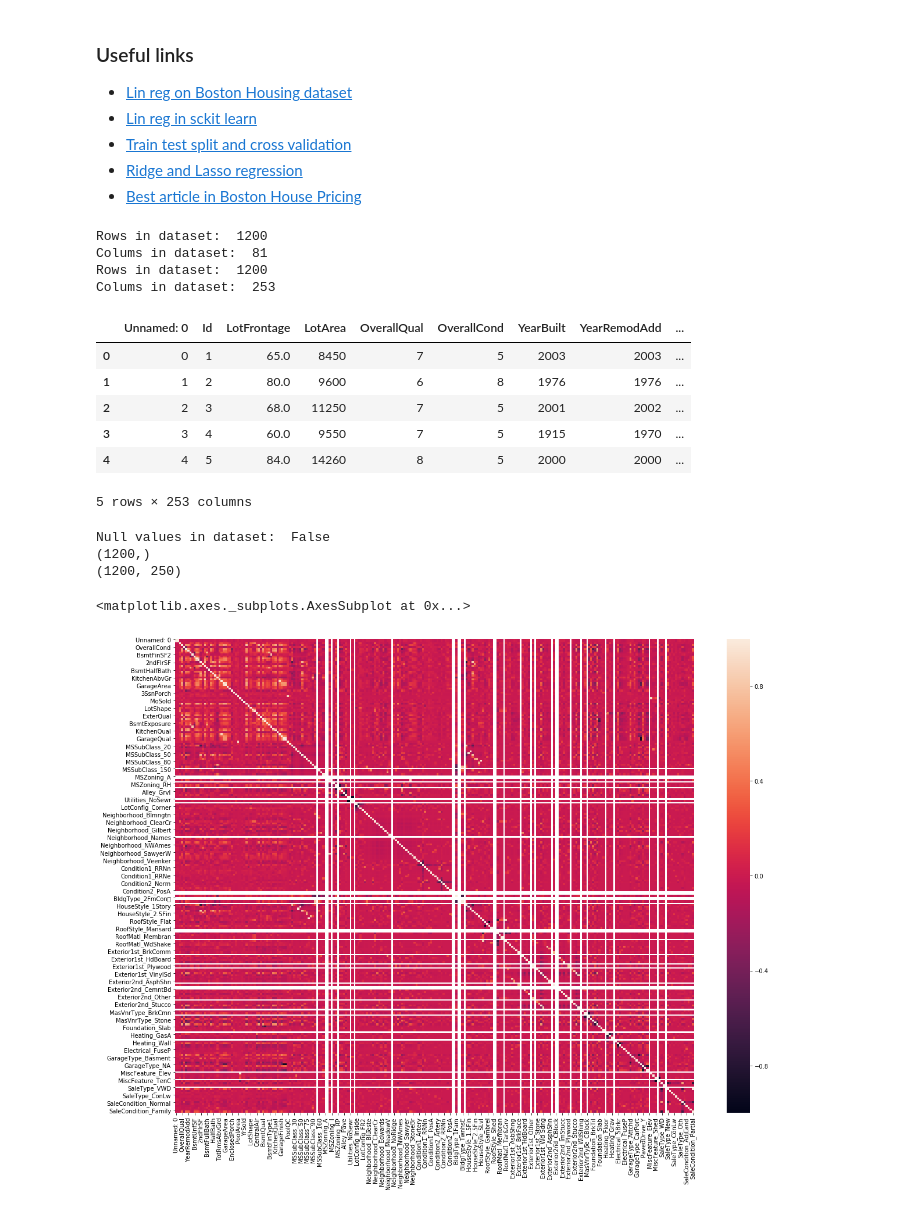
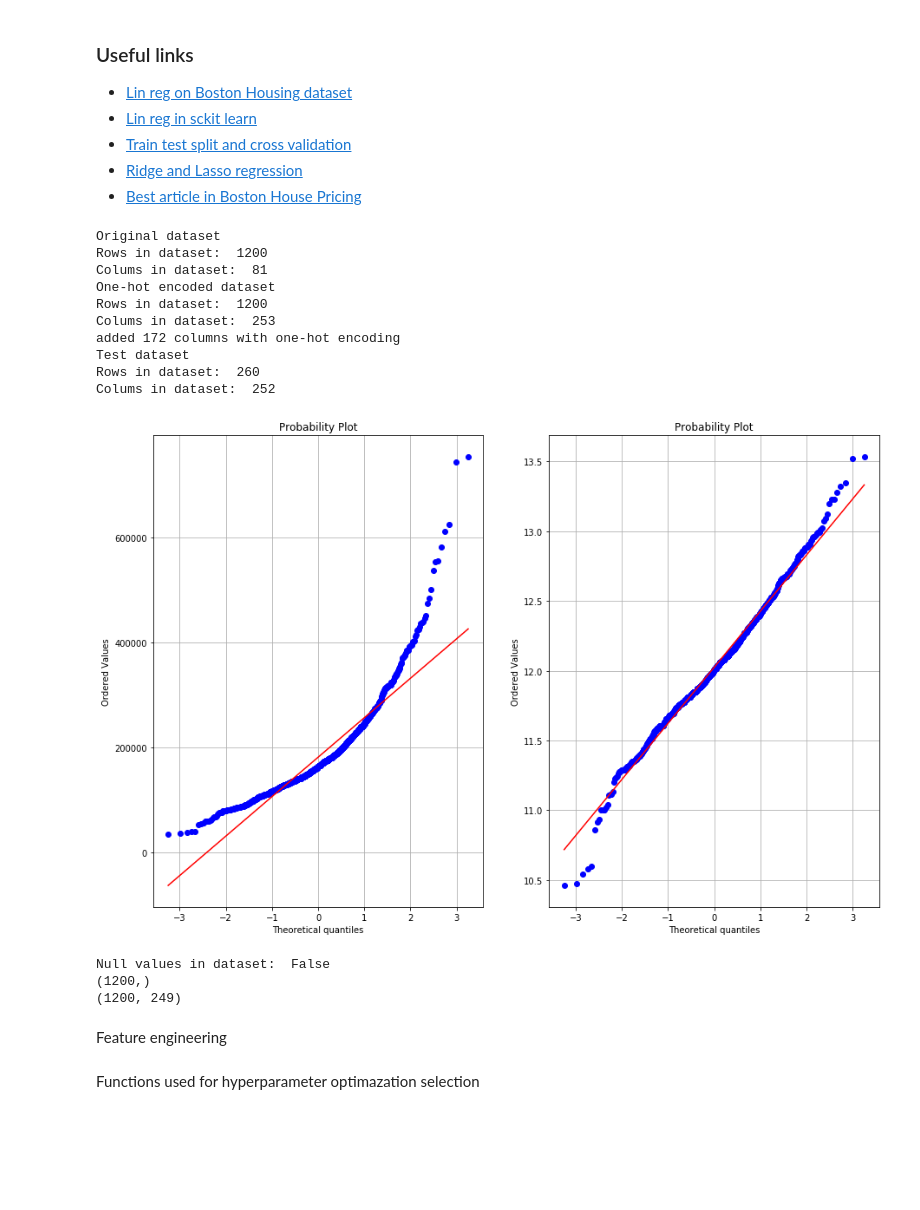
Before and after one commit to yohannjs/AML-2019, a Jupyter notebook: Challenges/House_Pricing/eivind_hpc.ipynb, the cells around one changed output. Drawn from its saved outputs; the diff is of its cells as text; code cells hidden in the pictures; blank space fills up the shorter version.

```diff
--- a/Challenges/House_Pricing/eivind_hpc.ipynb
+++ b/Challenges/House_Pricing/eivind_hpc.ipynb
@@ -228,49 +26,57 @@ from sklearn.metrics import mean_squared_error
 # %%
 traindataset = pd.read_csv("challenge_data/train.csv")
-realtraindataset = pd.read_csv("clean_train_data.csv")
+realtraindataset = pd.read_csv("challenge_data/clean_train_data.csv")
+realtestdataset = pd.read_csv("challenge_data/clean_test_data.csv")
 
+print("Original dataset")
 print("Rows in dataset: ", traindataset.shape[0])
 print("Colums in dataset: ",traindataset.shape[1])
-#traindataset.head()
 
+
+print("One-hot encoded dataset" )
 print("Rows in dataset: ", realtraindataset.shape[0])
 print("Colums in dataset: ", realtraindataset.shape[1])
-realtraindataset.head()
+
+print("added " + str(realtraindataset.shape[1] - traindataset.shape[1])+ " columns with one-hot encoding")
+
+print("Test dataset")
+print("Rows in dataset: ", realtestdataset.shape[0])
+print("Colums in dataset: ", realtestdataset.shape[1])
 # %% [output]
+Original dataset
 Rows in dataset:  1200
 Colums in dataset:  81
+One-hot encoded dataset
 Rows in dataset:  1200
 Colums in dataset:  253
+added 172 columns with one-hot encoding
+Test dataset
+Rows in dataset:  260
+Colums in dataset:  252
-|  | Unnamed: 0 | Id | LotFrontage | LotArea | OverallQual | OverallCond | YearBuilt | YearRemodAdd | ... |
-| 0 | 0 | 1 | 65.0 | 8450 | 7 | 5 | 2003 | 2003 | ... |
-| 1 | 1 | 2 | 80.0 | 9600 | 6 | 8 | 1976 | 1976 | ... |
-| 2 | 2 | 3 | 68.0 | 11250 | 7 | 5 | 2001 | 2002 | ... |
-| 3 | 3 | 4 | 60.0 | 9550 | 7 | 5 | 1915 | 1970 | ... |
-| 4 | 4 | 5 | 84.0 | 14260 | 8 | 5 | 2000 | 2000 | ... |
-5 rows × 253 columns
+# %%
+plt.figure(figsize=(15,10))
+
+plt.subplot(121)
+stats.probplot(realtraindataset.SalePrice, plot=plt)
+plt.grid()
+
+plt.subplot(122)
+stats.probplot(np.log(realtraindataset.SalePrice), plot=plt)
+plt.grid()
+# %% [output]
+[figure, added]
 # %%
-prices = traindataset['SalePrice']# copies SalePrice to a new dataframe
-all_numerical_train = realtraindataset.drop(['LotFrontage', 'MasVnrArea','GarageYrBlt'], axis=1) # drops SalePrice from the training data. Also dropping LotFrontage and GarageYrBlt as they contain null values
+y = np.log(realtraindataset['SalePrice'])  # copies SalePrice to a new dataframe and make it Gaussian distrubuted
+X = realtraindataset.drop(['LotFrontage', 'MasVnrArea','GarageYrBlt', 'SalePrice'], axis=1) # drops SalePrice from the training data. Also dropping LotFrontage and GarageYrBlt as they contain null values
 
-print("Null values in dataset: ", all_numerical_train.isnull().sum().any()) # checks for null values
-print(prices.shape)
-print(all_numerical_train.shape)
+
+print("Null values in dataset: ", X.isnull().sum().any()) # checks for null values
+print(y.shape)
+print(X.shape)
 # allnum_prices = allnum_train['SalePrice'].copy()
 # %% [output]
 Null values in dataset:  False
 (1200,)
-(1200, 250)
+(1200, 249)
-# %%
-# Data correlation heatmaps
-
-plt.subplots(figsize=(20,15))
-sns.heatmap(all_numerical_train.corr(method="pearson"))
-
-#plt.subplots(figsize=(20,15))
-#sns.heatmap(traindataset.corr(method="spearman"))
-
-#plt.subplots(figsize=(20,15))
-#sns.heatmap(traindataset.corr(method="kendall"))
-# %% [output]
-<matplotlib.axes._subplots.AxesSubplot at 0x...>
-[figure, removed]
+# %% [markdown]
+Feature engineering
@@ -276,0 +86,2 @@ sns.heatmap(all_numerical_train.corr(method="pearson"))
+# %% [markdown]
+Functions used for hyperparameter optimazation selection
```
Also changed, not shown: parts of 31 cells of this notebook.
